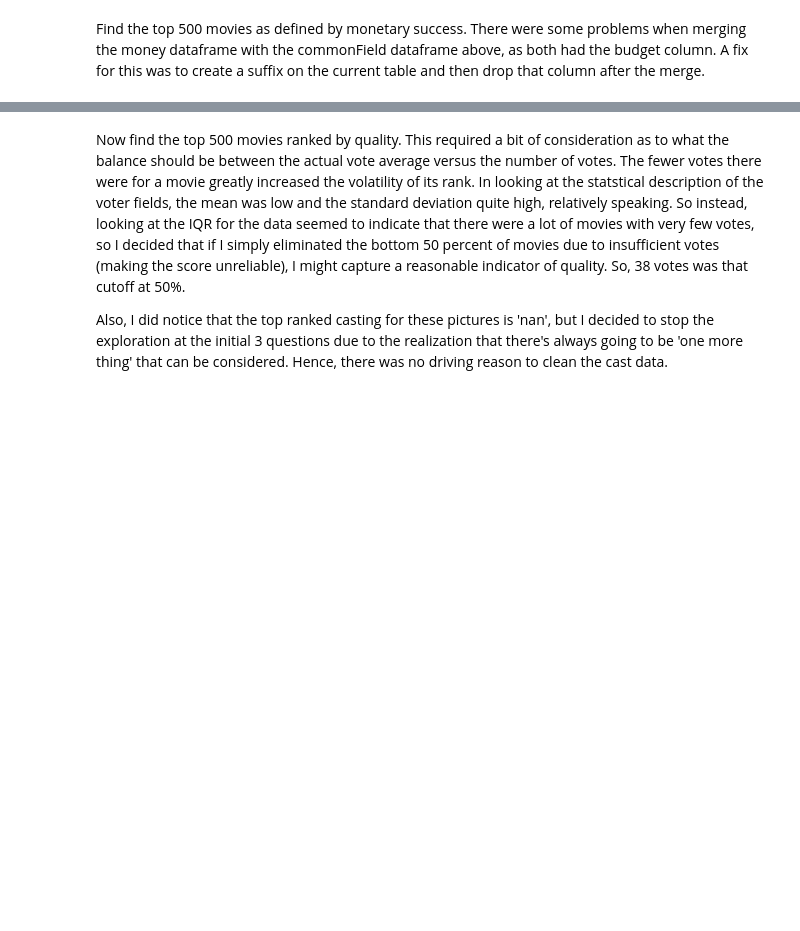
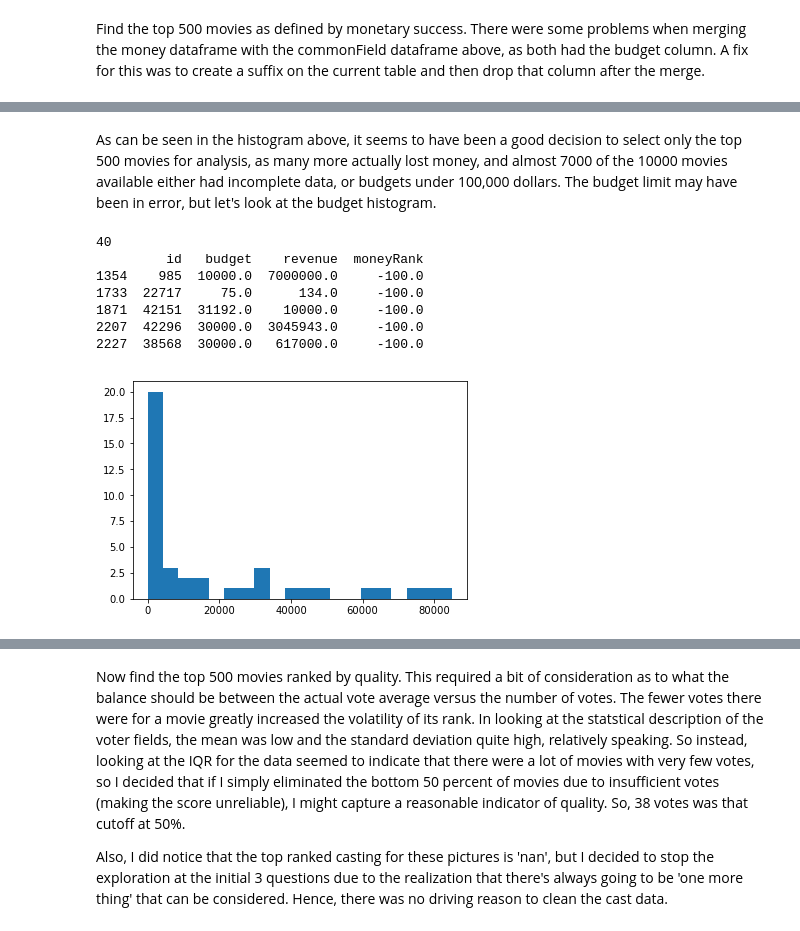
Before and after one commit to SandorAtTheZoo/UdacityDataAnalysisProject2, a Jupyter notebook: investigate-a-dataset-defineMovieSuccess.ipynb, the cells around one changed output, grey strips where cells are left out. Cells and saved outputs as stored; diff of their text form; code cells hidden in the pictures; blank space fills up the shorter version.

Commit message:
finished the data preparation in the notebook, now on to analysis and conclusions

```diff
--- a/investigate-a-dataset-defineMovieSuccess.ipynb
+++ b/investigate-a-dataset-defineMovieSuccess.ipynb
@@ -144,0 +153,17 @@ topMoneyGenres = dfMergedMoney.groupby(dfMergedMoney['genres']).size().sort_valu
+# %% [markdown]
+As can be seen in the histogram above, it seems to have been a good decision to select only the top 500 movies for analysis, as many more actually lost money, and almost 7000 of the 10000 movies available either had incomplete data, or budgets under 100,000 dollars. The budget limit may have been in error, but let's look at the budget histogram.
+# %%
+df_movieMoney100Hist = df_movieMoney[(df_movieMoney['budget']<100000) & (df_movieMoney['budget']>1) & \
+                                    (df_movieMoney['revenue'] > 0)]
+print len(df_movieMoney100Hist)
+print df_movieMoney100Hist.head()
+plt.hist(df_movieMoney100Hist['budget'], bins=20);
+# %% [output]
+40
+         id   budget    revenue  moneyRank
+1354    985  10000.0  7000000.0     -100.0
+1733  22717     75.0      134.0     -100.0
+1871  42151  31192.0    10000.0     -100.0
+2207  42296  30000.0  3045943.0     -100.0
+2227  38568  30000.0   617000.0     -100.0
+[figure, added]
```
Also changed, not shown: parts of 14 cells of this notebook, 1 other file.
